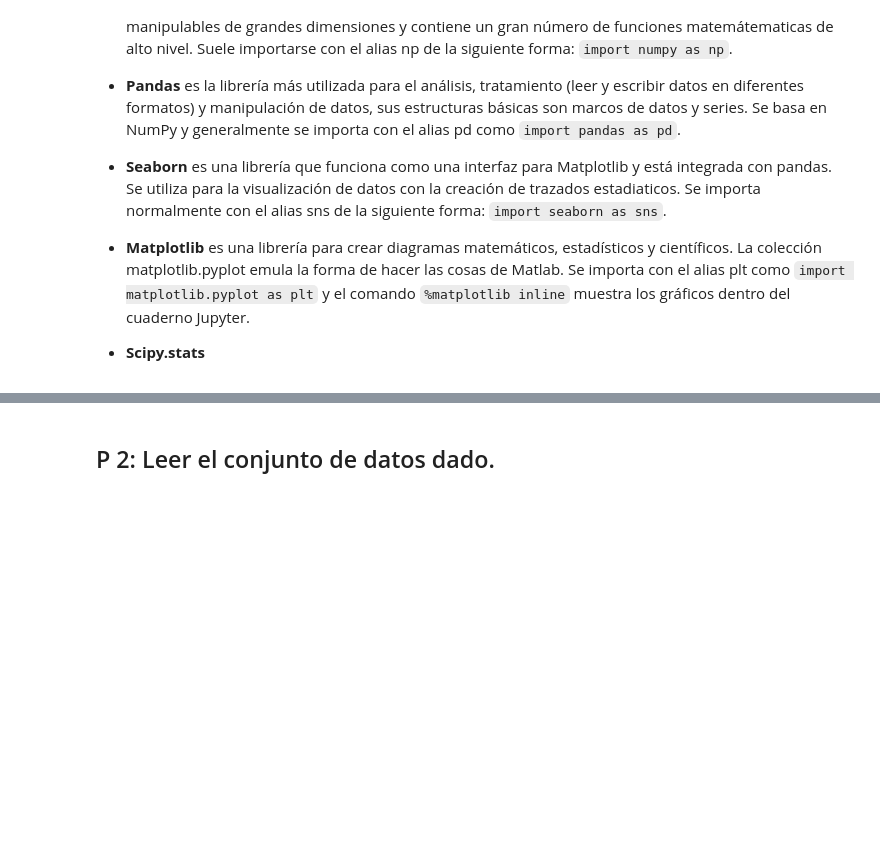
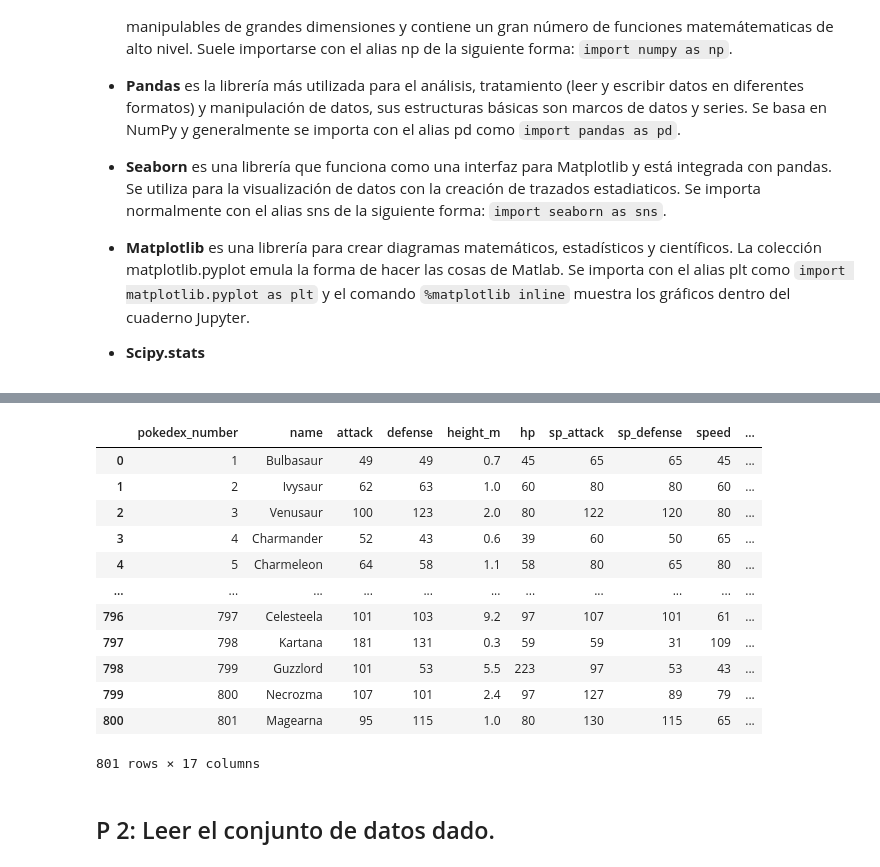
Before and after one commit to Calm-leon/proyecto-an-lisis-de-datos, a Jupyter notebook: Análisis_de_datos.ipynb, the cells around one changed output, grey strips where cells are left out. Drawn from its saved outputs; the diff is of its cells as text; code cells hidden in the pictures; blank space fills up the shorter version.

```diff
--- a/Análisis_de_datos.ipynb
+++ b/Análisis_de_datos.ipynb
@@ -66,0 +208,24 @@ Suele importarse con el alias np de la siguiente forma: `import numpy as np`.
+# %%
+# El ataque, defensa y vida es lo mas importante seguido de la velocidad, asi mismo la velocidad de ataque y defensa tabien tienen peso
+PoderPuchamon = (Pokemon.attack*5 + Pokemon.defense*5 + Pokemon.hp*5 + Pokemon.sp_attackdef*3 + Pokemon.sp_defensedef*3 + Pokemon.speeddef*4 )/20
+PoderPuchamon = pd.DataFrame(PoderPuchamon, columns = ['PoderPuchamon'])
+Pokemon2=Pokemon.drop(['is_legendary'],axis=1)
+Pokemon2=pd.concat([Pokemon2,PoderPuchamon], axis=1)
+Pokemon=pd.concat([Pokemon2,Pokemon.is_legendary], axis=1)
+Pokemon
+
+#haremos
+# %% [output]
+|  | pokedex_number | name | attack | defense | height_m | hp | sp_attack | sp_defense | speed | ... |
+| 0 | 1 | Bulbasaur | 49 | 49 | 0.7 | 45 | 65 | 65 | 45 | ... |
+| 1 | 2 | Ivysaur | 62 | 63 | 1.0 | 60 | 80 | 80 | 60 | ... |
+| 2 | 3 | Venusaur | 100 | 123 | 2.0 | 80 | 122 | 120 | 80 | ... |
+| 3 | 4 | Charmander | 52 | 43 | 0.6 | 39 | 60 | 50 | 65 | ... |
+| 4 | 5 | Charmeleon | 64 | 58 | 1.1 | 58 | 80 | 65 | 80 | ... |
+| ... | ... | ... | ... | ... | ... | ... | ... | ... | ... | ... |
+| 796 | 797 | Celesteela | 101 | 103 | 9.2 | 97 | 107 | 101 | 61 | ... |
+| 797 | 798 | Kartana | 181 | 131 | 0.3 | 59 | 59 | 31 | 109 | ... |
+| 798 | 799 | Guzzlord | 101 | 53 | 5.5 | 223 | 97 | 53 | 43 | ... |
+| 799 | 800 | Necrozma | 107 | 101 | 2.4 | 97 | 127 | 89 | 79 | ... |
+| 800 | 801 | Magearna | 95 | 115 | 1.0 | 80 | 130 | 115 | 65 | ... |
+801 rows × 17 columns
```
Also changed, not shown: parts of 6 cells of this notebook.
